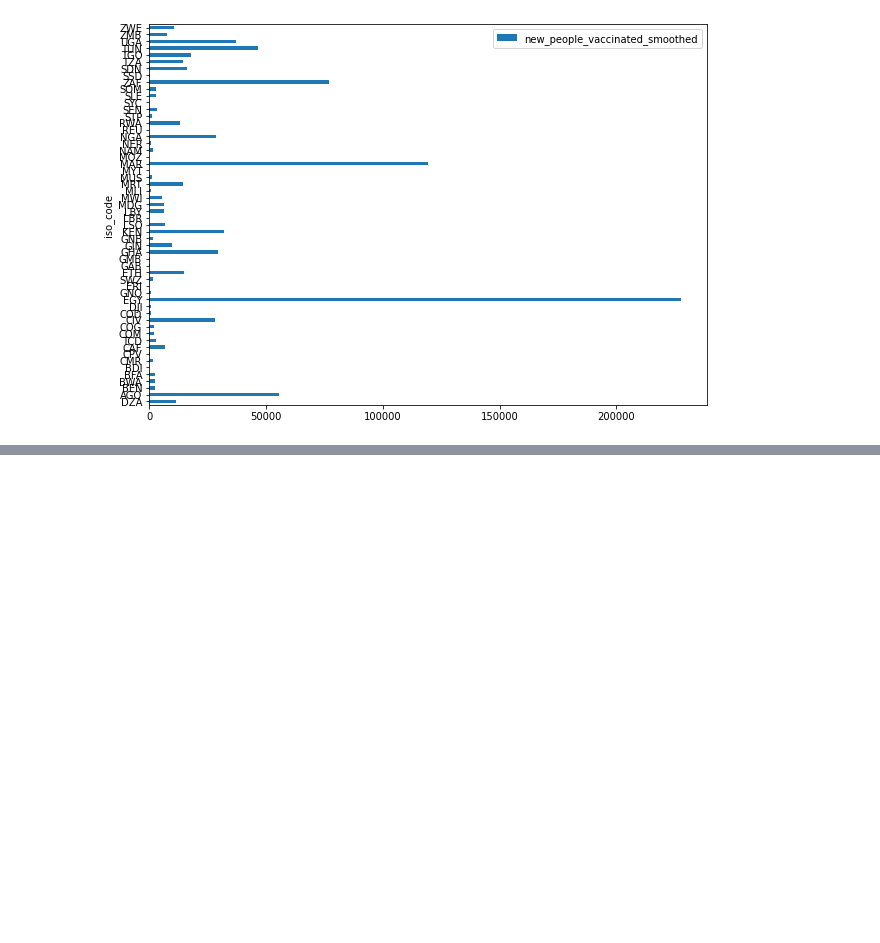
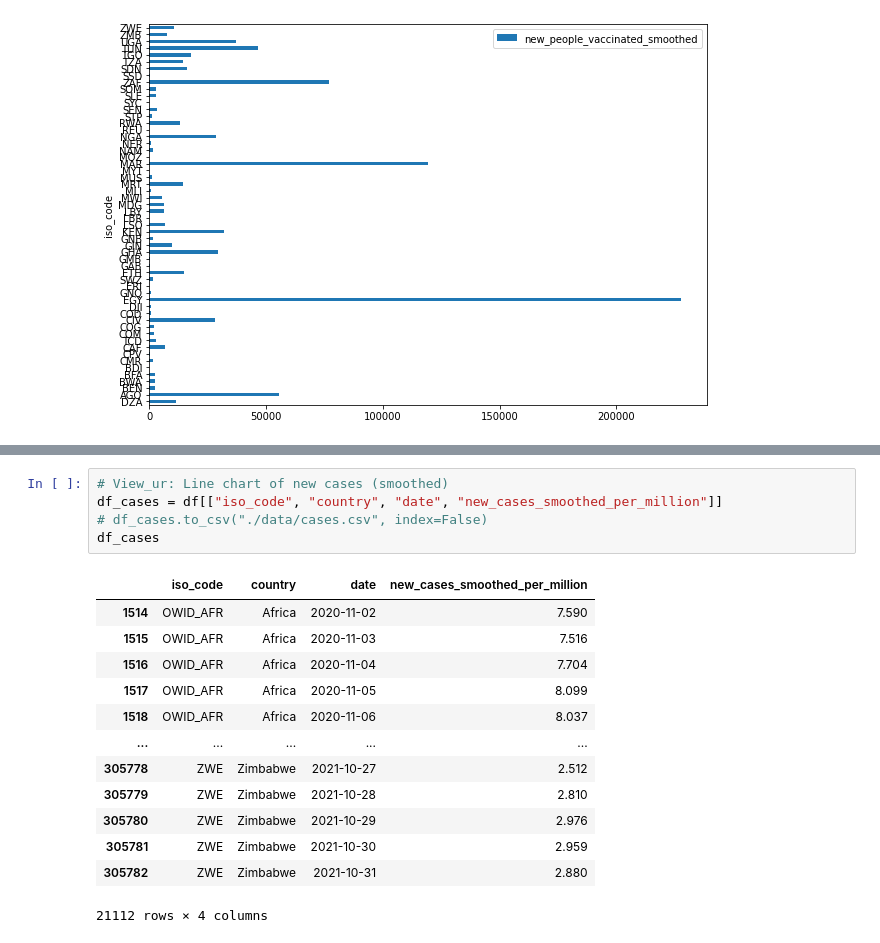
Before and after one commit to f-krause/veda_23_covid_dashboard, a Jupyter notebook: EDA.ipynb, the cells around one changed output, grey strips where cells are left out. Drawn from its saved outputs; the diff is of its cells as text; blank space fills up the shorter version.

```diff
--- a/EDA.ipynb
+++ b/EDA.ipynb
@@ -247,0 +284,19 @@ df[df.date == "2021-10-01"].plot.barh(x="iso_code", y="new_people_vaccinated_smo
+# %%
+# View_ur: Line chart of new cases (smoothed)
+df_cases = df[["iso_code", "country", "date", "new_cases_smoothed_per_million"]]
+# df_cases.to_csv("./data/cases.csv", index=False)
+df_cases
+# %% [output]
+|  | iso_code | country | date | new_cases_smoothed_per_million |
+| 1514 | OWID_AFR | Africa | 2020-11-02 | 7.590 |
+| 1515 | OWID_AFR | Africa | 2020-11-03 | 7.516 |
+| 1516 | OWID_AFR | Africa | 2020-11-04 | 7.704 |
+| 1517 | OWID_AFR | Africa | 2020-11-05 | 8.099 |
+| 1518 | OWID_AFR | Africa | 2020-11-06 | 8.037 |
+| ... | ... | ... | ... | ... |
+| 305778 | ZWE | Zimbabwe | 2021-10-27 | 2.512 |
+| 305779 | ZWE | Zimbabwe | 2021-10-28 | 2.810 |
+| 305780 | ZWE | Zimbabwe | 2021-10-29 | 2.976 |
+| 305781 | ZWE | Zimbabwe | 2021-10-30 | 2.959 |
+| 305782 | ZWE | Zimbabwe | 2021-10-31 | 2.880 |
+21112 rows × 4 columns
```
Also changed, not shown: parts of 10 cells of this notebook.
